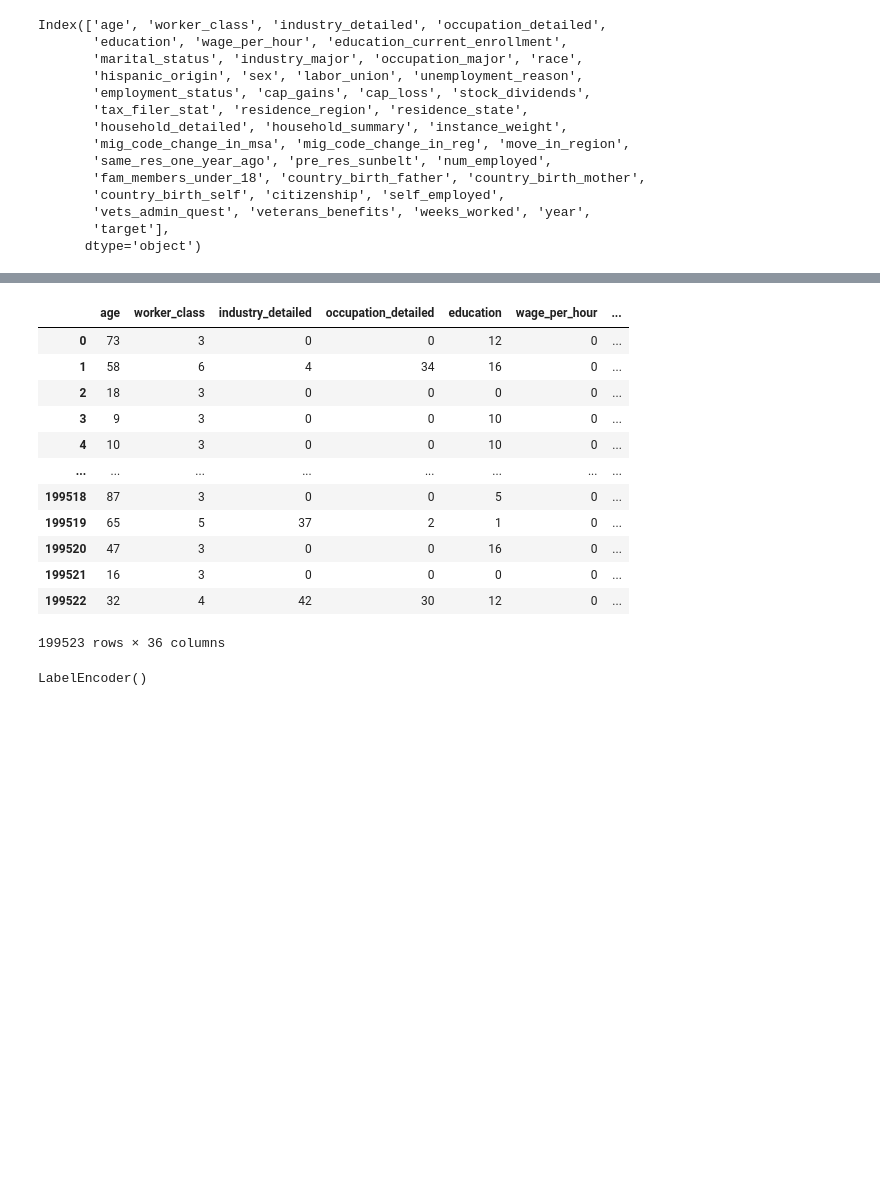
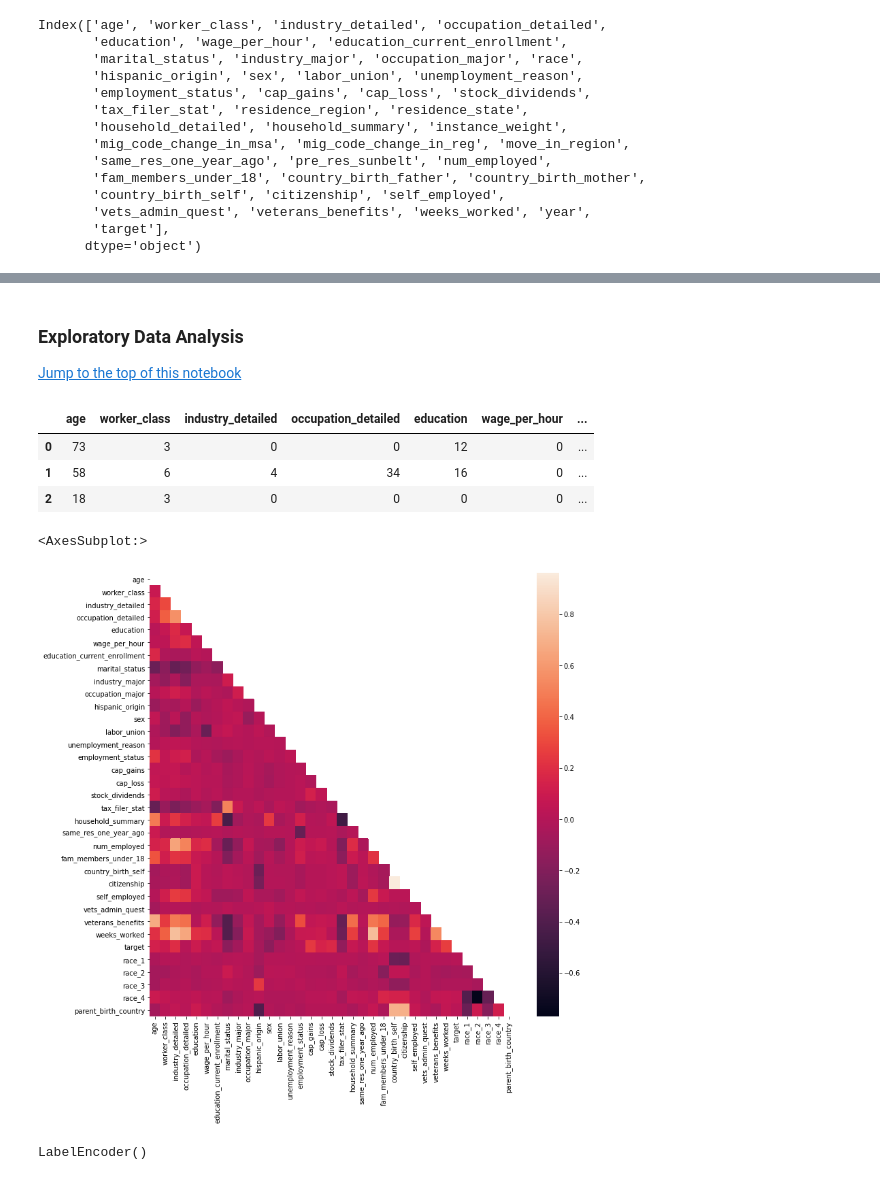
Before and after one commit to tjohn07/us_census_income, a Jupyter notebook: code/1_cleaning_eda.ipynb, the cells around one changed output, grey strips where cells are left out. Saved outputs shown, nothing was run; the diff lists cells and outputs as text; code cells hidden in the pictures; blank space fills up the shorter version.

Commit message:
edits to eda nb 1 and modeling nb 2

```diff
--- a/code/1_cleaning_eda.ipynb
+++ b/code/1_cleaning_eda.ipynb
@@ -220,5 +255,13 @@ def prep_for_model(df):
 
     return df
 # %%
-model_df = prep_for_model(train_df)
+#clean training and testing dfs for modeling
+
+model_train_df = prep_for_model(train_df)
+model_test_df = prep_for_model(test_df)
+
+#export cleanedtraining and testing dfs as csvs
+
+model_train_df.to_csv('./data/transformed_data/model_train_df.csv', index=False)
+model_test_df.to_csv('./data/transformed_data/model_test_df.csv', index=False)
 # %% [output]
@@ -240,20 +284,21 @@ model_df = prep_for_model(train_df)
 {' Adm support including clerical': 0, ' Armed Forces': 1, ' Executive admin and managerial': 2, ' Farming forestry and fishing': 3, ' Handlers equip cleaners etc ': 4, ' Machine operators assmblrs &  ...
+# %% [markdown]
+### <a name="eda"></a>Exploratory Data Analysis
+[Jump to the top of this notebook](#top)
+# %%
+model_train_df.head(3)
+# %% [output]
+|  | age | worker_class | industry_detailed | occupation_detailed | education | wage_per_hour | ... |
+| 0 | 73 | 3 | 0 | 0 | 12 | 0 | ... |
+| 1 | 58 | 6 | 4 | 34 | 16 | 0 | ... |
+| 2 | 18 | 3 | 0 | 0 | 0 | 0 | ... |
 # %%
-model_df
+plt.figure(figsize=(12,12))
+mask = np.triu(np.ones_like(model_df.corr(), dtype=bool))
+sns.heatmap(model_df.corr(), mask=mask)
 # %% [output]
-|  | age | worker_class | industry_detailed | occupation_detailed | education | wage_per_hour | ... |
-| 0 | 73 | 3 | 0 | 0 | 12 | 0 | ... |
-| 1 | 58 | 6 | 4 | 34 | 16 | 0 | ... |
-| 2 | 18 | 3 | 0 | 0 | 0 | 0 | ... |
-| 3 | 9 | 3 | 0 | 0 | 10 | 0 | ... |
-| 4 | 10 | 3 | 0 | 0 | 10 | 0 | ... |
-| ... | ... | ... | ... | ... | ... | ... | ... |
-| 199518 | 87 | 3 | 0 | 0 | 5 | 0 | ... |
-| 199519 | 65 | 5 | 37 | 2 | 1 | 0 | ... |
-| 199520 | 47 | 3 | 0 | 0 | 16 | 0 | ... |
-| 199521 | 16 | 3 | 0 | 0 | 0 | 0 | ... |
-| 199522 | 32 | 4 | 42 | 30 | 12 | 0 | ... |
-199523 rows × 36 columns
+<AxesSubplot:>
+[figure, added]
 # %%
 le = LabelEncoder()
 le.fit(train_df['worker_class'])
```
Also changed, not shown: parts of 27 cells of this notebook, 1 other file.
